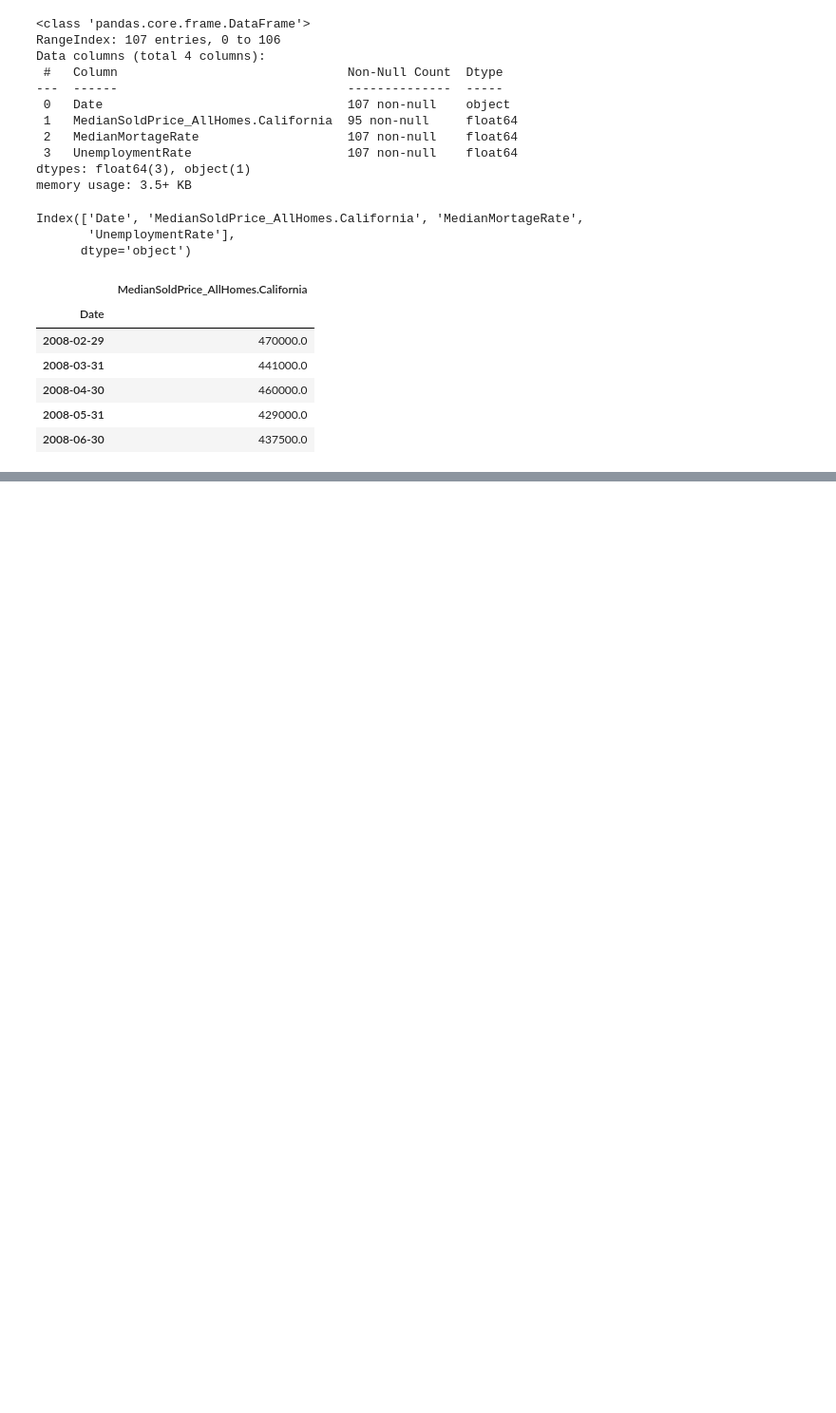
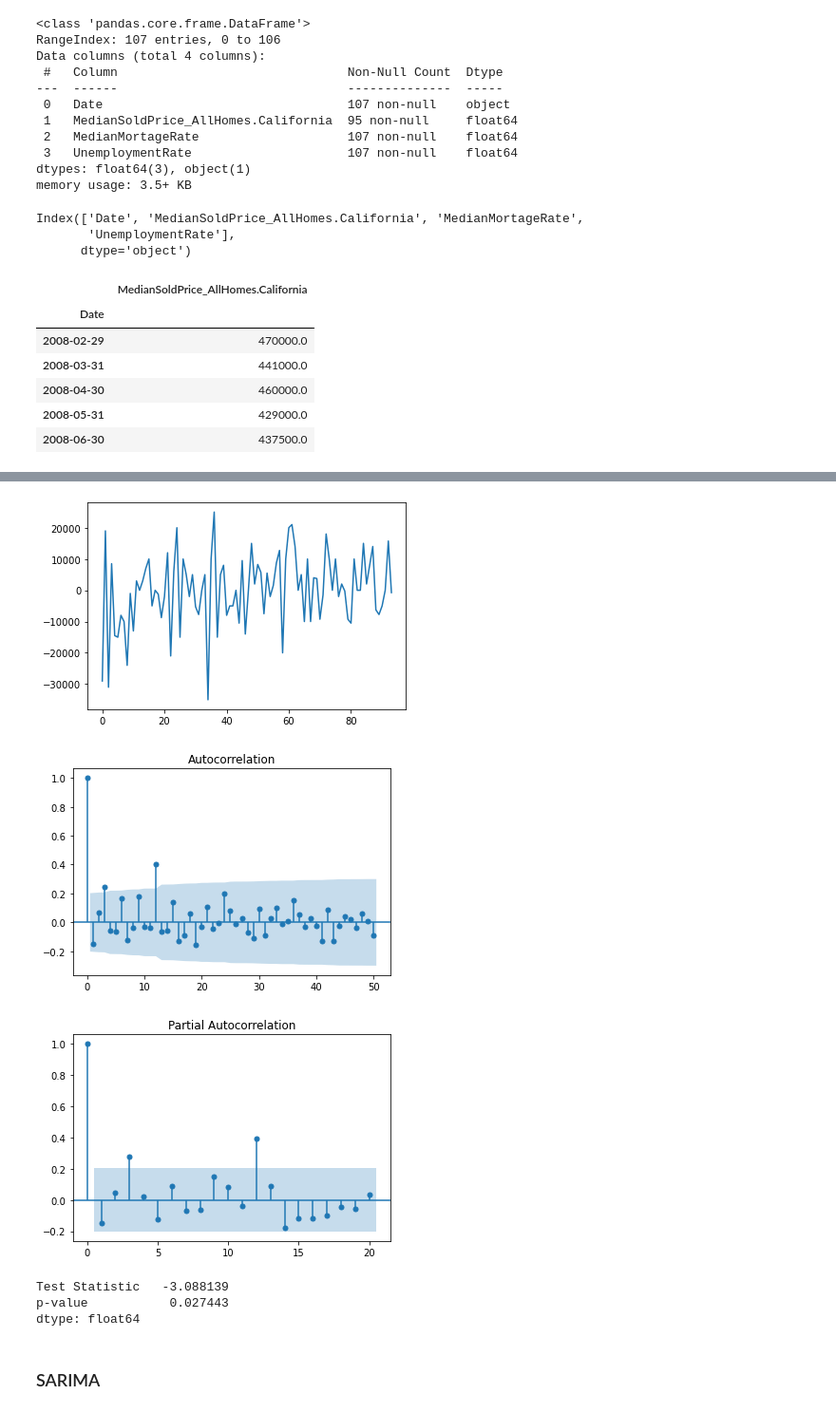
Before and after one commit to camilochaves10/time-series-group-project, a Jupyter notebook: time_series_group_project.ipynb, the cells around one changed output, grey strips where cells are left out. Shown at 95% size. Cells and saved outputs as stored; diff of their text form; code cells hidden in the pictures; blank space fills up the shorter version.

```diff
--- a/time_series_group_project.ipynb
+++ b/time_series_group_project.ipynb
@@ -139,0 +165,19 @@ median_price_df_test
+# %%
+d1 = diff(df_train.values,interval=1)
+plt.plot(d1)
+plot_acf(d1,lags=50)
+plt.show()
+plot_pacf(d1,lags=20)
+plt.show()
+# %% [output]
+[figure, added]
+[figure, added]
+[figure, added]
+# %%
+dftest = adfuller(d1)
+dfoutput = pd.Series(dftest[0:2], index=['Test Statistic','p-value'])
+print (dfoutput)
+# %% [output]
+Test Statistic   -3.088139
+p-value           0.027443
+dtype: float64
@@ -139,0 +186,2 @@ median_price_df_test
+# %% [markdown]
+### SARIMA
```
Also changed, not shown: parts of 20 cells of this notebook.
